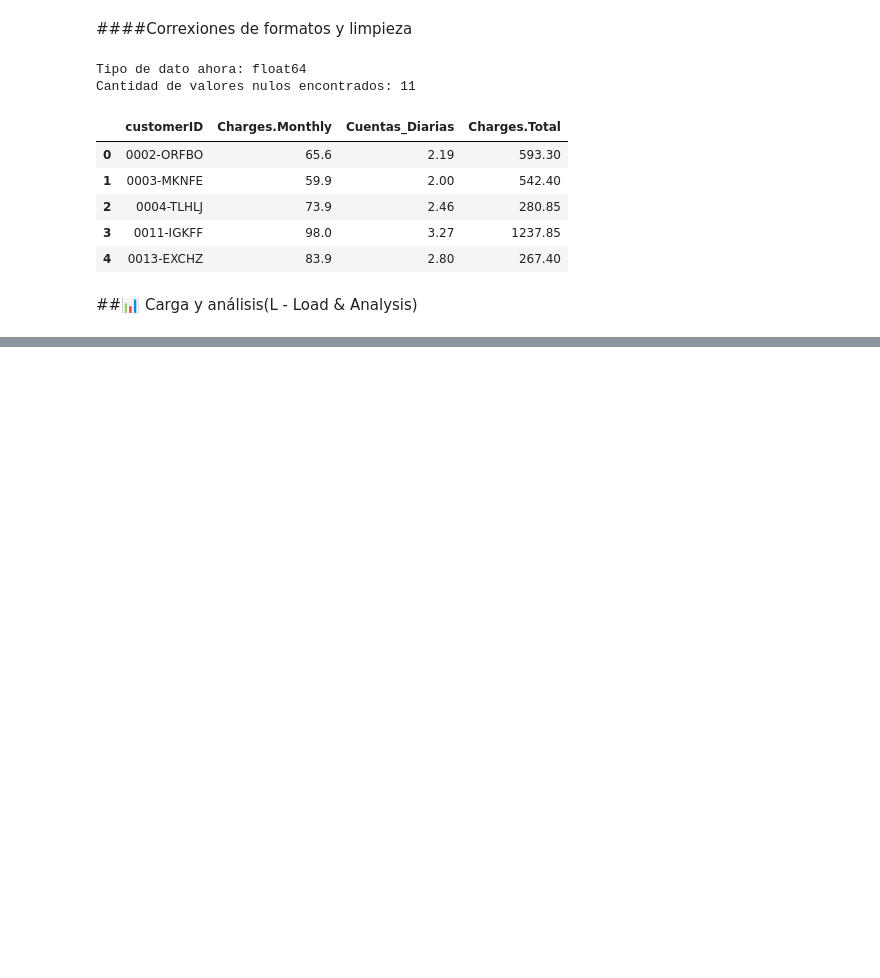
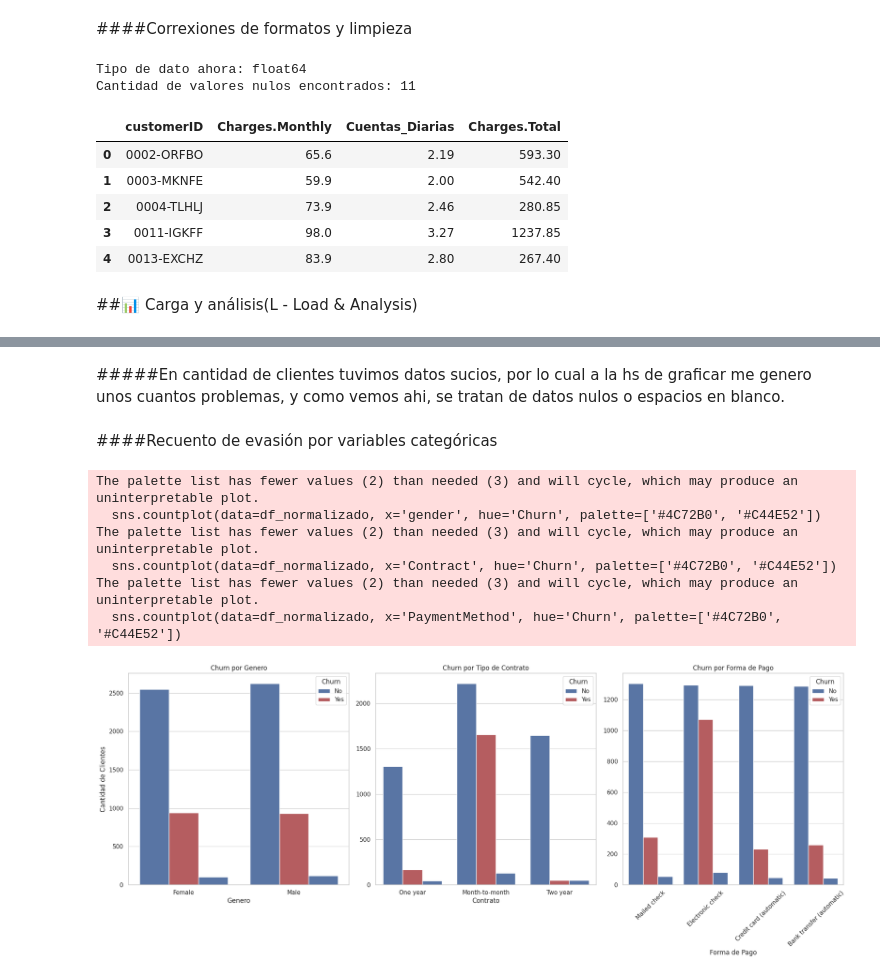
Before and after one commit to AdriBarrios96/Challenge2-DataScience-TelecomX, a Jupyter notebook: Challenge2_TelecomX.ipynb, the cells around one changed output, grey strips where cells are left out. Drawn from its saved outputs; the diff is of its cells as text; code cells hidden in the pictures; blank space fills up the shorter version.

```diff
--- a/Challenge2_TelecomX.ipynb
+++ b/Challenge2_TelecomX.ipynb
@@ -110,0 +171,41 @@ df_normalizado[['customerID', 'Charges.Monthly', 'Cuentas_Diarias', 'Charges.Tot
+# %% [markdown]
+#####En cantidad de clientes tuvimos datos sucios, por lo cual a la hs de graficar me genero unos cuantos problemas, y como vemos ahi, se tratan de datos nulos o espacios en blanco.
+# %% [markdown]
+####Recuento de evasión por variables categóricas
+# %%
+# Configuramos el tamaño de la figura para que entren los 3 gráficos
+plt.figure(figsize=(20, 8))
+
+#Grafico de genero
+plt.subplot(1, 3, 1) # (1 fila, 3 columnas, posicion 1)
+sns.countplot(data=df_normalizado, x='gender', hue='Churn', palette=['#4C72B0', '#C44E52'])
+plt.title('Churn por Genero')
+plt.xlabel('Genero')
+plt.ylabel('Cantidad de Clientes')
+
+#Grafico de Contrato
+plt.subplot(1, 3, 2) # (1 fila, 3 columnas, posición 2)
+sns.countplot(data=df_normalizado, x='Contract', hue='Churn', palette=['#4C72B0', '#C44E52'])
+plt.title('Churn por Tipo de Contrato')
+plt.xlabel('Contrato')
+plt.ylabel('') # Ocultamos para que no se amontone
+
+#Grafico de Pago
+plt.subplot(1, 3, 3) #(1 fila, 3 columnas, posicion 3)
+sns.countplot(data=df_normalizado, x='PaymentMethod', hue='Churn', palette=['#4C72B0', '#C44E52'])
+plt.title('Churn por Forma de Pago')
+plt.xlabel('Forma de Pago')
+plt.xticks(rotation=45) #giramos 45° los nombres
+plt.ylabel('')
+
+#Ajustamos las etiquetas
+plt.tight_layout()
+plt.show()
+# %% [output]
+The palette list has fewer values (2) than needed (3) and will cycle, which may produce an uninterpretable plot.
+  sns.countplot(data=df_normalizado, x='gender', hue='Churn', palette=['#4C72B0', '#C44E52'])
+The palette list has fewer values (2) than needed (3) and will cycle, which may produce an uninterpretable plot.
+  sns.countplot(data=df_normalizado, x='Contract', hue='Churn', palette=['#4C72B0', '#C44E52'])
+The palette list has fewer values (2) than needed (3) and will cycle, which may produce an uninterpretable plot.
+  sns.countplot(data=df_normalizado, x='PaymentMethod', hue='Churn', palette=['#4C72B0', '#C44E52'])
+[figure, added]
```
Also changed, not shown: parts of 7 cells of this notebook.
